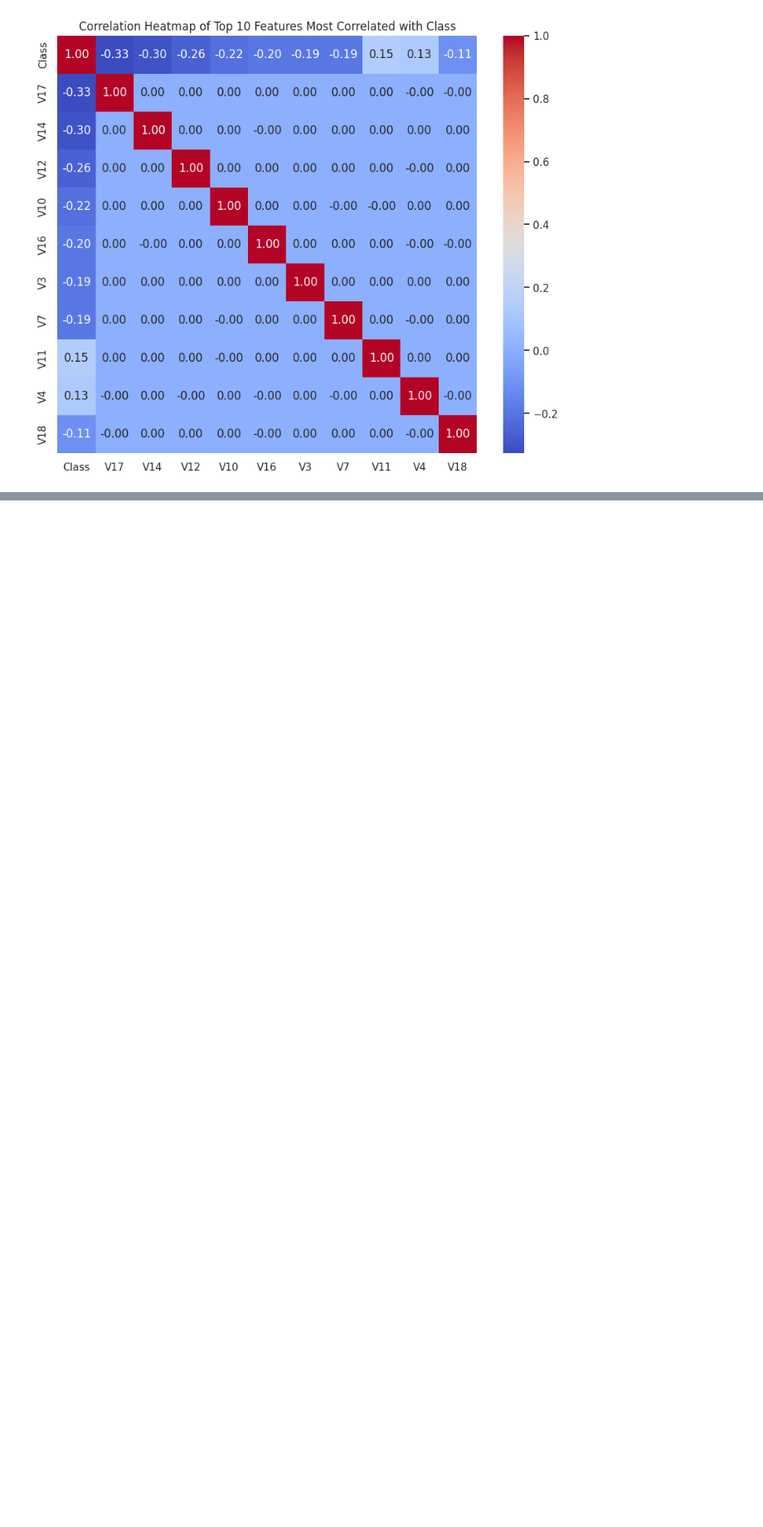
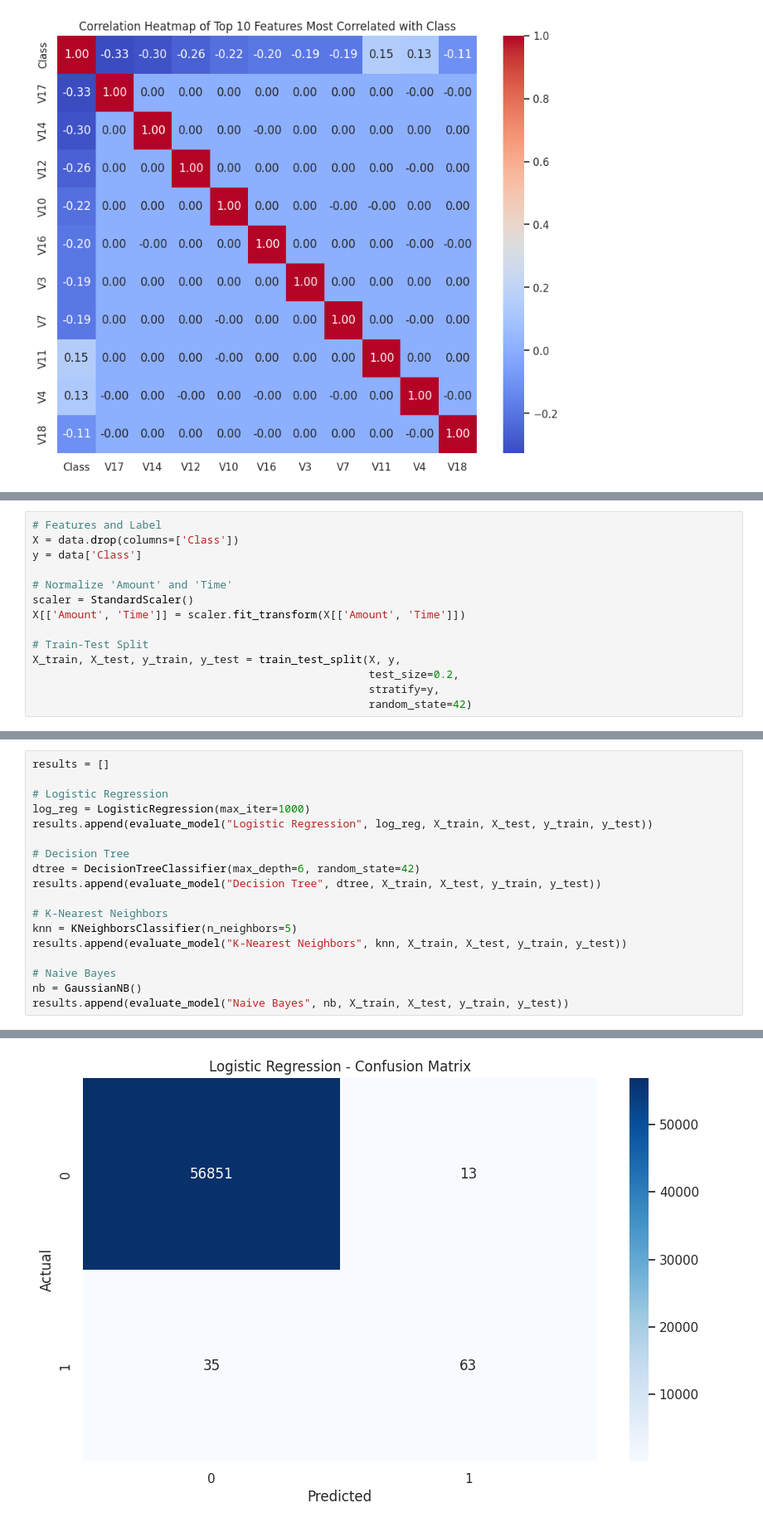
Before and after one commit to Nibras-pendulum/Credit_Card_Fraud-Detection, a Jupyter notebook: Nibras_Fraud_Detection.ipynb, the cells around one changed output, grey strips where cells are left out. Shown at 83% size. Saved outputs shown, nothing was run; the diff lists cells and outputs as text; blank space fills up the shorter version.

```diff
--- a/Nibras_Fraud_Detection.ipynb
+++ b/Nibras_Fraud_Detection.ipynb
@@ -254,0 +231,14 @@ Observations on Fraud Trends:
+# %%
+# Features and Label
+X = data.drop(columns=['Class'])
+y = data['Class']
+
+# Normalize 'Amount' and 'Time'
+scaler = StandardScaler()
+X[['Amount', 'Time']] = scaler.fit_transform(X[['Amount', 'Time']])
+
+# Train-Test Split
+X_train, X_test, y_train, y_test = train_test_split(X, y,
+                                                    test_size=0.2,
+                                                    stratify=y,
+                                                    random_state=42)
@@ -254,0 +275,19 @@ Observations on Fraud Trends:
+# %%
+results = []
+
+# Logistic Regression
+log_reg = LogisticRegression(max_iter=1000)
+results.append(evaluate_model("Logistic Regression", log_reg, X_train, X_test, y_train, y_test))
+
+# Decision Tree
+dtree = DecisionTreeClassifier(max_depth=6, random_state=42)
+results.append(evaluate_model("Decision Tree", dtree, X_train, X_test, y_train, y_test))
+
+# K-Nearest Neighbors
+knn = KNeighborsClassifier(n_neighbors=5)
+results.append(evaluate_model("K-Nearest Neighbors", knn, X_train, X_test, y_train, y_test))
+
+# Naive Bayes
+nb = GaussianNB()
+results.append(evaluate_model("Naive Bayes", nb, X_train, X_test, y_train, y_test))
+# %% [output]
@@ -254,0 +303 @@ Observations on Fraud Trends:
+[figure, added]
```
Also changed, not shown: parts of 11 cells of this notebook.
